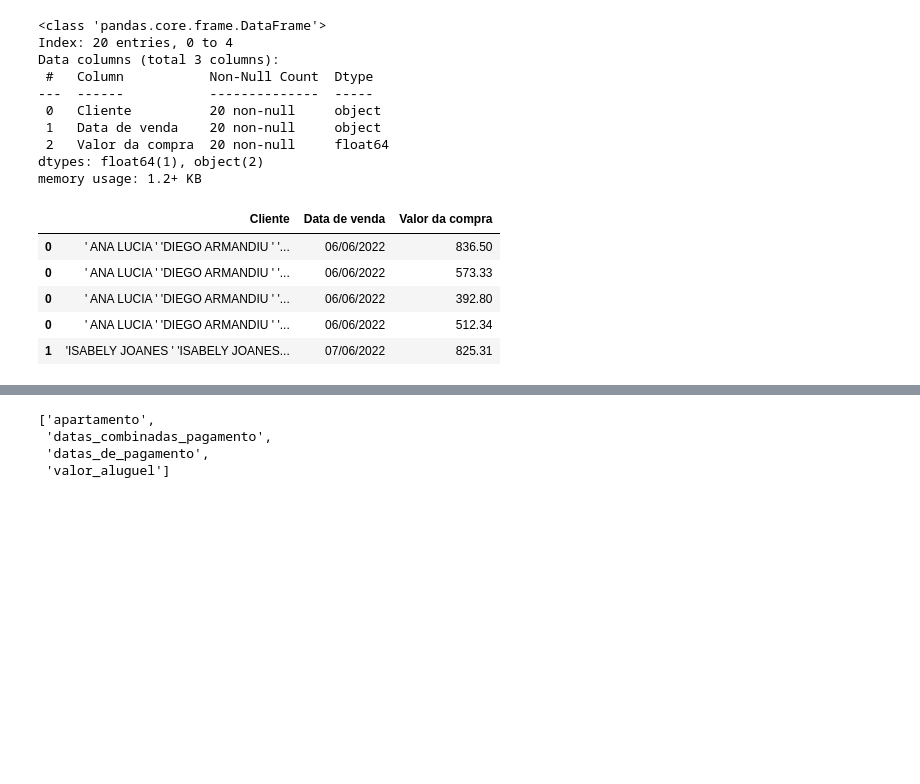
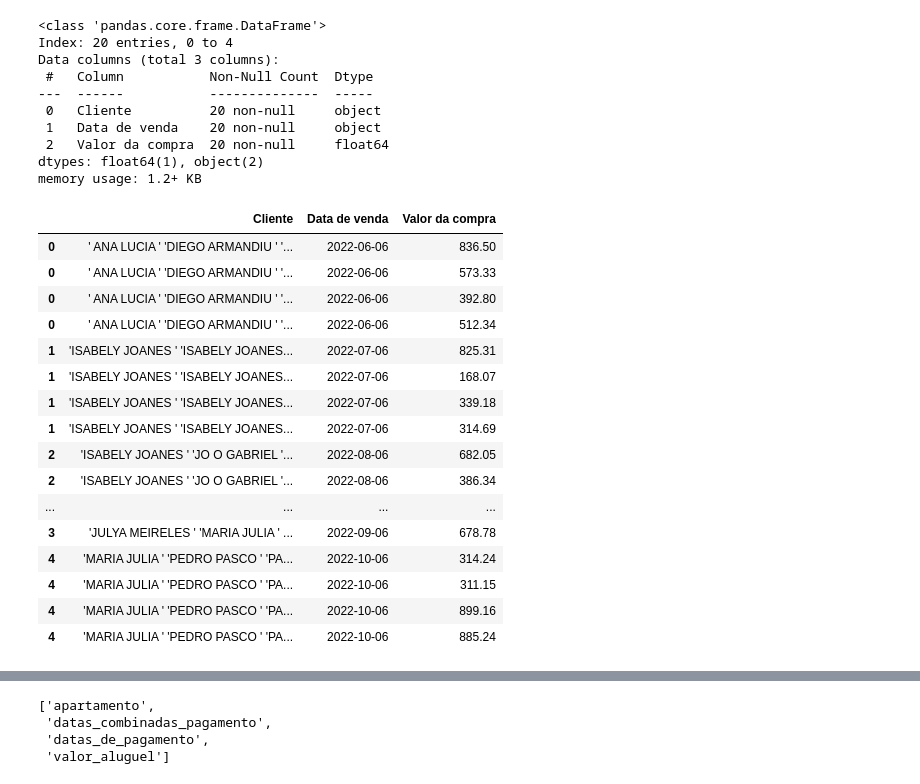
Before and after one commit to dobsfoxx/ETL-Pandas-ONE-Alura, a Jupyter notebook: Exercicio_conversão_de_valores_metodo(replace_strip).ipynb, the cells around one changed output, grey strips where cells are left out. Saved outputs shown, nothing was run; the diff lists cells and outputs as text; code cells hidden in the pictures; blank space fills up the shorter version.

```diff
--- a/Exercicio_conversão_de_valores_metodo(replace_strip).ipynb
+++ b/Exercicio_conversão_de_valores_metodo(replace_strip).ipynb
@@ -43,7 +43,7 @@ dados
 | 4 | [MaRIA Julia 444, PEDRO PASCO 812... | 10/06/2022 | R$ 899,16 |
 | 4 | [MaRIA Julia 444, PEDRO PASCO 812... | 10/06/2022 | R$ 885,24 |
 # %%
-dados['Valor da compra'] = dados['Valor da compra'].apply(lambda x: x.replace('R$', '').replace('reais', '').replace(',','.').strip()).astype(float)
+dados['Valor da compra'] = dados['Valor da compra'].apply(lambda x: x.replace('R$', '').replace('reais', '').replace(',','.').strip()).astype(np.float64)
 # %%
 dados.info()
 # %% [output]
@@ -64,11 +64,22 @@ dados['Cliente'] = dados['Cliente'].str.upper()
 # %%
 dados['Cliente'] = dados['Cliente'].str.replace('[^a-zA-Z\-\']',' ',regex=True)
 # %%
-dados.head()
+dados.head(20)
 # %% [output]
 |  | Cliente | Data de venda | Valor da compra |
-| 0 | ' ANA LUCIA ' 'DIEGO ARMANDIU ' '... | 06/06/2022 | 836.50 |
-| 0 | ' ANA LUCIA ' 'DIEGO ARMANDIU ' '... | 06/06/2022 | 573.33 |
-| 0 | ' ANA LUCIA ' 'DIEGO ARMANDIU ' '... | 06/06/2022 | 392.80 |
-| 0 | ' ANA LUCIA ' 'DIEGO ARMANDIU ' '... | 06/06/2022 | 512.34 |
-| 1 | 'ISABELY JOANES ' 'ISABELY JOANES... | 07/06/2022 | 825.31 |
+| 0 | ' ANA LUCIA ' 'DIEGO ARMANDIU ' '... | 2022-06-06 | 836.50 |
+| 0 | ' ANA LUCIA ' 'DIEGO ARMANDIU ' '... | 2022-06-06 | 573.33 |
+| 0 | ' ANA LUCIA ' 'DIEGO ARMANDIU ' '... | 2022-06-06 | 392.80 |
+| 0 | ' ANA LUCIA ' 'DIEGO ARMANDIU ' '... | 2022-06-06 | 512.34 |
+| 1 | 'ISABELY JOANES ' 'ISABELY JOANES... | 2022-07-06 | 825.31 |
+| 1 | 'ISABELY JOANES ' 'ISABELY JOANES... | 2022-07-06 | 168.07 |
+| 1 | 'ISABELY JOANES ' 'ISABELY JOANES... | 2022-07-06 | 339.18 |
+| 1 | 'ISABELY JOANES ' 'ISABELY JOANES... | 2022-07-06 | 314.69 |
+| 2 | 'ISABELY JOANES ' 'JO O GABRIEL '... | 2022-08-06 | 682.05 |
+| 2 | 'ISABELY JOANES ' 'JO O GABRIEL '... | 2022-08-06 | 386.34 |
+| ... | ... | ... | ... |
+| 3 | 'JULYA MEIRELES ' 'MARIA JULIA ' ... | 2022-09-06 | 678.78 |
+| 4 | 'MARIA JULIA ' 'PEDRO PASCO ' 'PA... | 2022-10-06 | 314.24 |
+| 4 | 'MARIA JULIA ' 'PEDRO PASCO ' 'PA... | 2022-10-06 | 311.15 |
+| 4 | 'MARIA JULIA ' 'PEDRO PASCO ' 'PA... | 2022-10-06 | 899.16 |
+| 4 | 'MARIA JULIA ' 'PEDRO PASCO ' 'PA... | 2022-10-06 | 885.24 |
```
Also changed, not shown: parts of 11 cells of this notebook.
